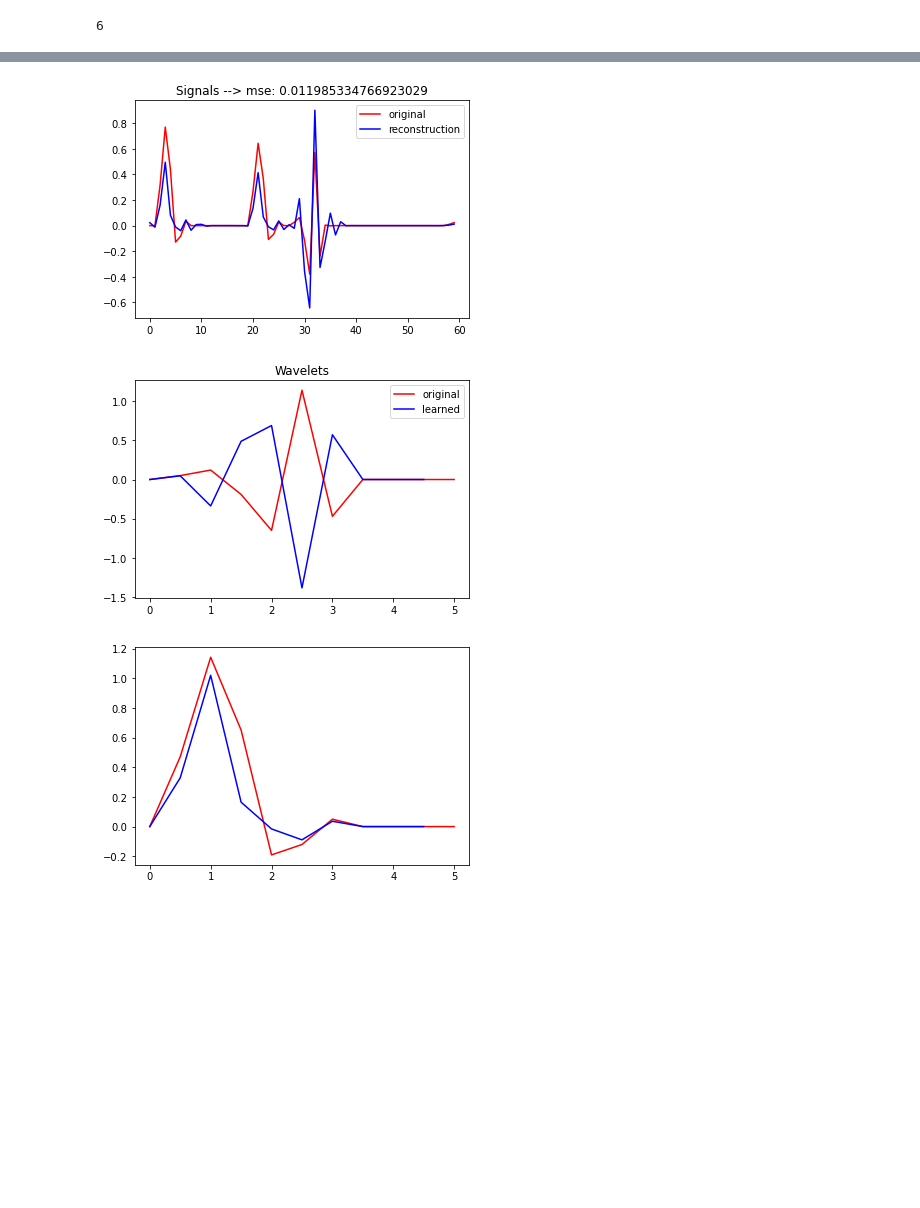
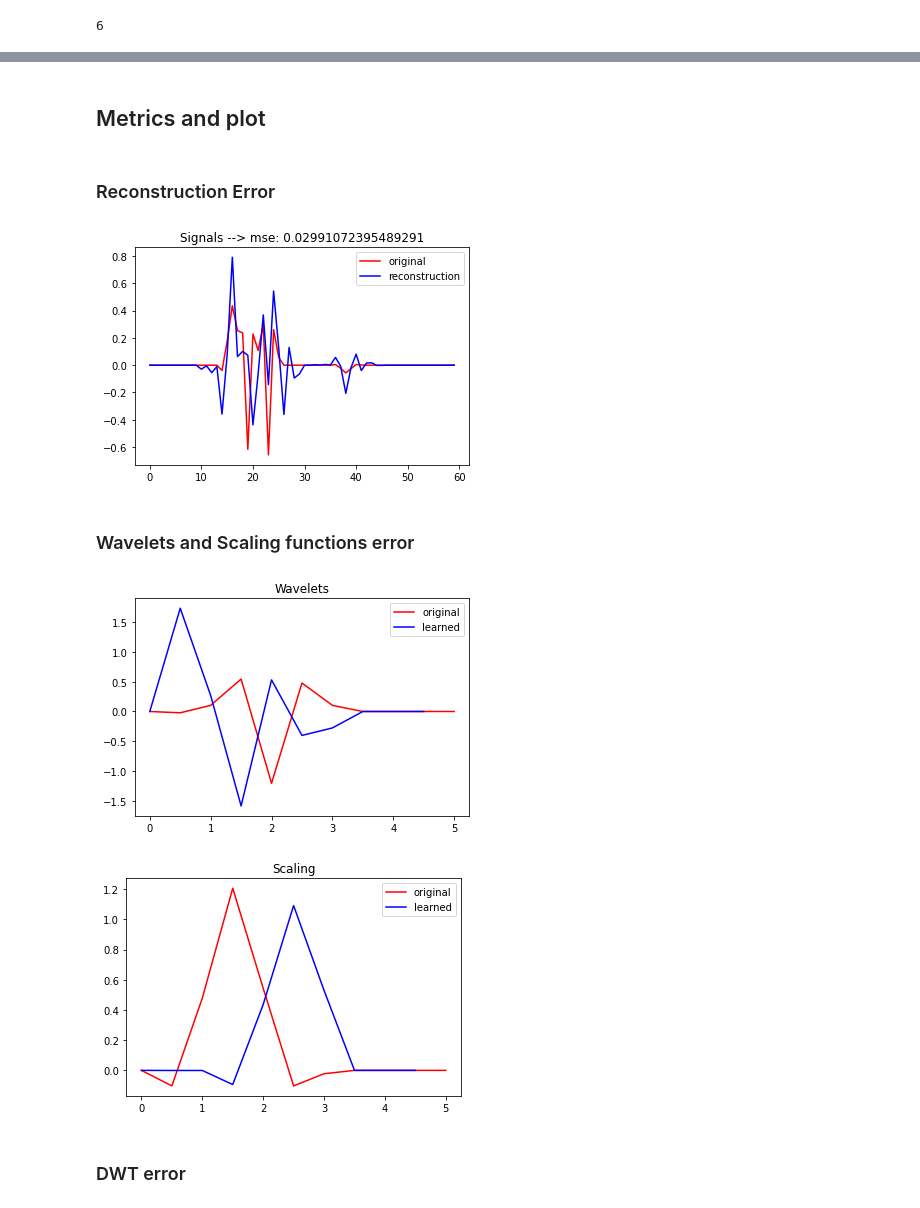
Before and after one commit to Carlitonchin/Learning-Wavelets-with-CNN, a Jupyter notebook: code.ipynb, the cells around one changed output, grey strips where cells are left out. Cells and saved outputs as stored; diff of their text form; code cells hidden in the pictures; blank space fills up the shorter version.

```diff
--- a/code.ipynb
+++ b/code.ipynb
@@ -204,5 +220,5 @@ print(pywt.wavelist('db'))
 # %%
-w = 'db3'
+w = 'coif1'
 wavelet = pywt.Wavelet(w)
 print("is orthogonal?",wavelet.orthogonal)
 wavelet.dec_len
@@ -237,3 +255,7 @@ Best Loss 19.124955891913633
+# %% [markdown]
+## Metrics and plot
+# %% [markdown]
+ ### Reconstruction Error
 # %%
 p = model.predict(x)
 mse = mean_squared_error(p,x)
@@ -244,26 +266,32 @@ plt.legend()
 plt.title("Signals -->" + " mse: " + str(mse))
 print()
 # %% [output]
-[figure, old version]
+[figure, new version]
+# %% [markdown]
+### Wavelets and Scaling functions error
 # %%
 [phi_d,psi_d,phi_r,psi_r,al] = model.wavelet().wavefun(level=1)
 [phi, psi, ao] = pywt.Wavelet(w).wavefun(level=1)
 lo = np.arange(len(ao))
 plt.figure(1)
 plt.plot(ao, psi, c = 'r', label="original")
 plt.plot(al,psi_d, c='b', label='learned')
 plt.title("Wavelets")
 plt.legend()
 
 plt.figure(2)
+plt.title("Scaling")
 plt.plot(ao, phi, c = 'r', label="original")
 plt.plot(al,phi_d, c='b', label='learned')
+plt.legend()
 
 
 print()
 # %% [output]
-[figure, old version]
+[figure, new version]
-[figure, old version]
+[figure, new version]
+# %% [markdown]
+### DWT error
 # %%
 
 fake_dwt = model.dwt(x)
```
Also changed, not shown: parts of 17 cells of this notebook.
